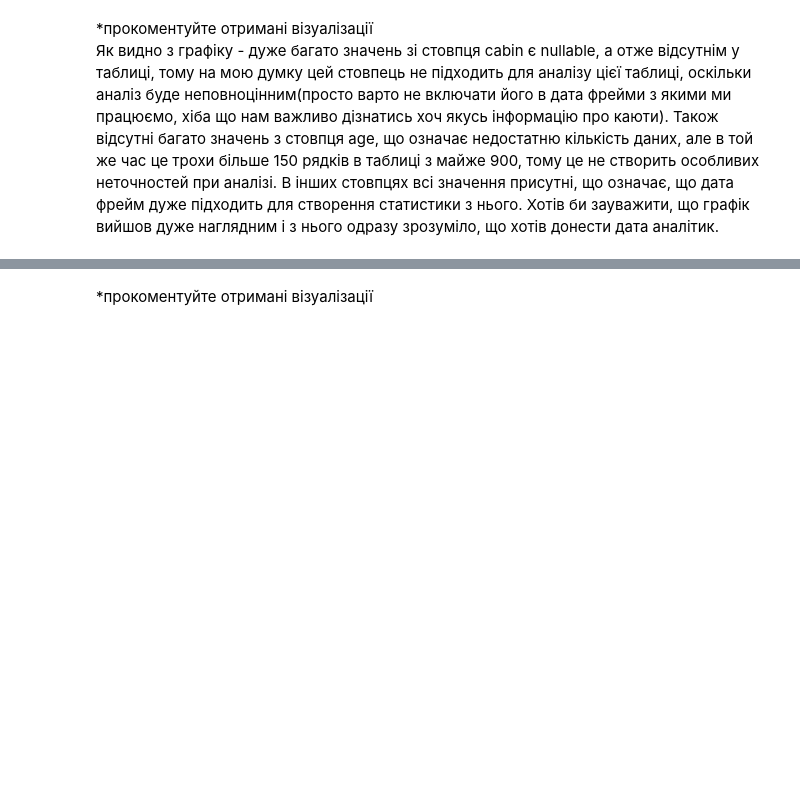
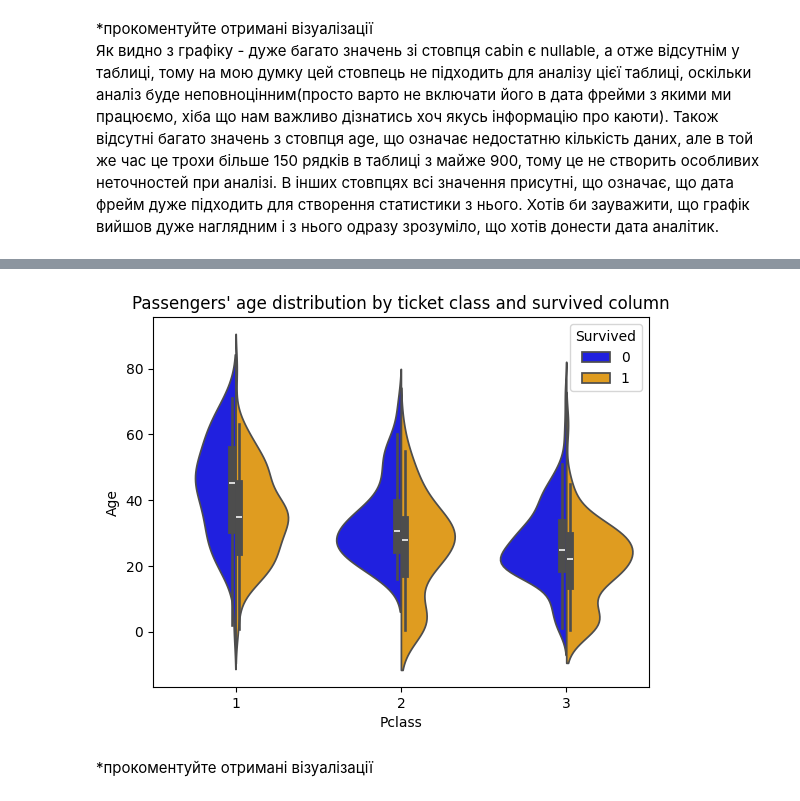
Before and after one commit to MaFiN1337/python-for-big-data-and-data-science, a Jupyter notebook: python_practice_10_2025.ipynb, the cells around one changed output, grey strips where cells are left out. Cells and saved outputs as stored; diff of their text form; code cells hidden in the pictures; blank space fills up the shorter version.

```diff
--- a/python_practice_10_2025.ipynb
+++ b/python_practice_10_2025.ipynb
@@ -119,6 +120,13 @@ plt.show()
 5. (10б) Побудуйте наступний графік, дайте йому назву та опишіть, що власне на них відображається.
 
 ![image.png](embedded-picture-1)
+# %%
+work_data = df[df['Age'].notna()][['Age', 'Survived', 'Pclass']]
+sns.violinplot(x='Pclass', y='Age', hue='Survived', data=work_data, split=True, palette={0:"blue", 1:"orange"})
+plt.title("Passengers' age distribution by ticket class and survived column")
+plt.show()
+# %% [output]
+[figure, added]
 # %% [markdown]
 *прокоментуйте отримані візуалізації
 # %% [markdown]
```
Also changed, not shown: parts of 1 cell of this notebook.
